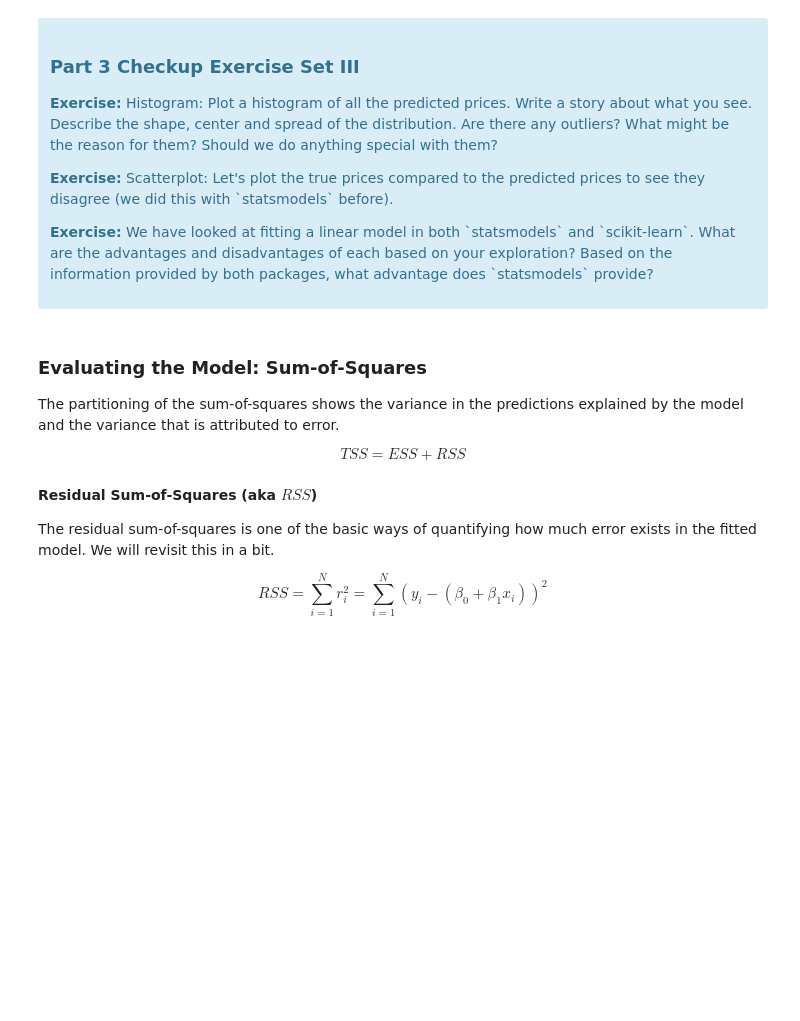
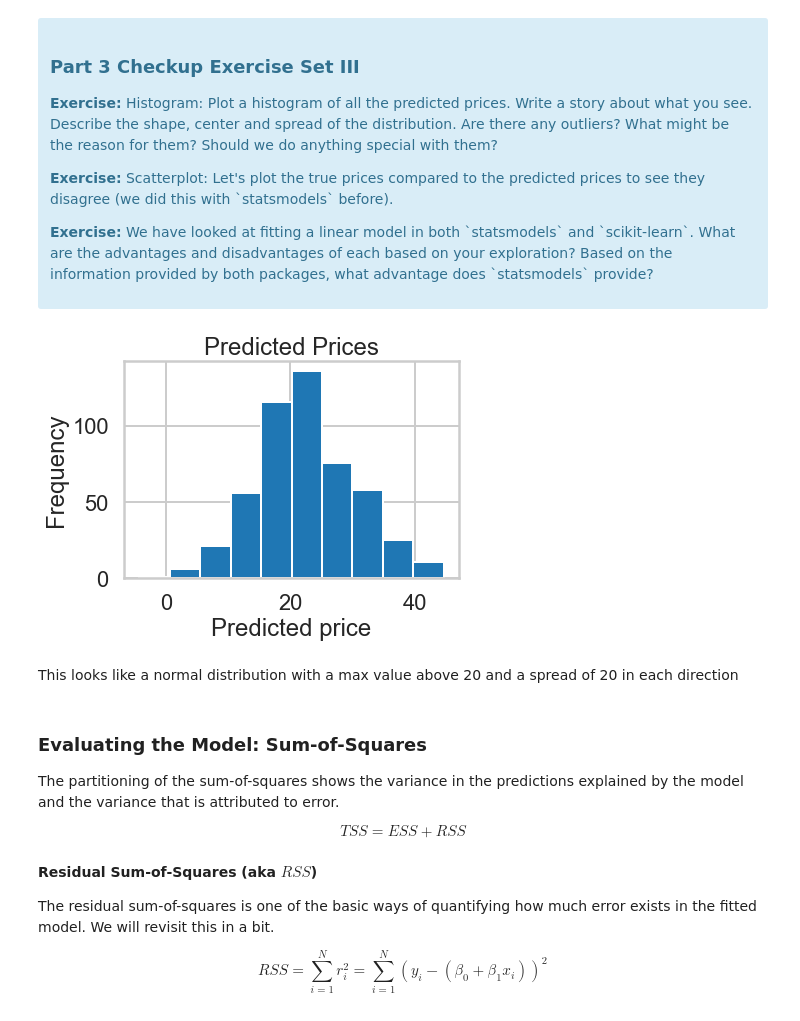
Before and after one commit to ghopping/Data_Science_Career_Track, a Jupyter notebook: linear_regression/Mini_Project_Linear_Regression.ipynb, the cells around one changed output. Cells and saved outputs as stored; diff of their text form; code cells hidden in the pictures; blank space fills up the shorter version.

```diff
--- a/linear_regression/Mini_Project_Linear_Regression.ipynb
+++ b/linear_regression/Mini_Project_Linear_Regression.ipynb
@@ -579,3 +602,14 @@ array([30.00384338, 25.02556238, 30.56759672, 28.60703649, 27.94352423])
+# %%
+#your turn
+plt.hist(lm.predict(X), bins=10)
+plt.title("Predicted Prices")
+plt.xlabel("Predicted price")
+plt.ylabel("Frequency")
+plt.show()
+# %% [output]
+[figure, added]
+# %% [markdown]
+This looks like a normal distribution with a max value above 20 and a spread of 20 in each direction
 # %% [markdown]
 ### Evaluating the Model: Sum-of-Squares
 
```
Also changed, not shown: parts of 28 cells of this notebook.
